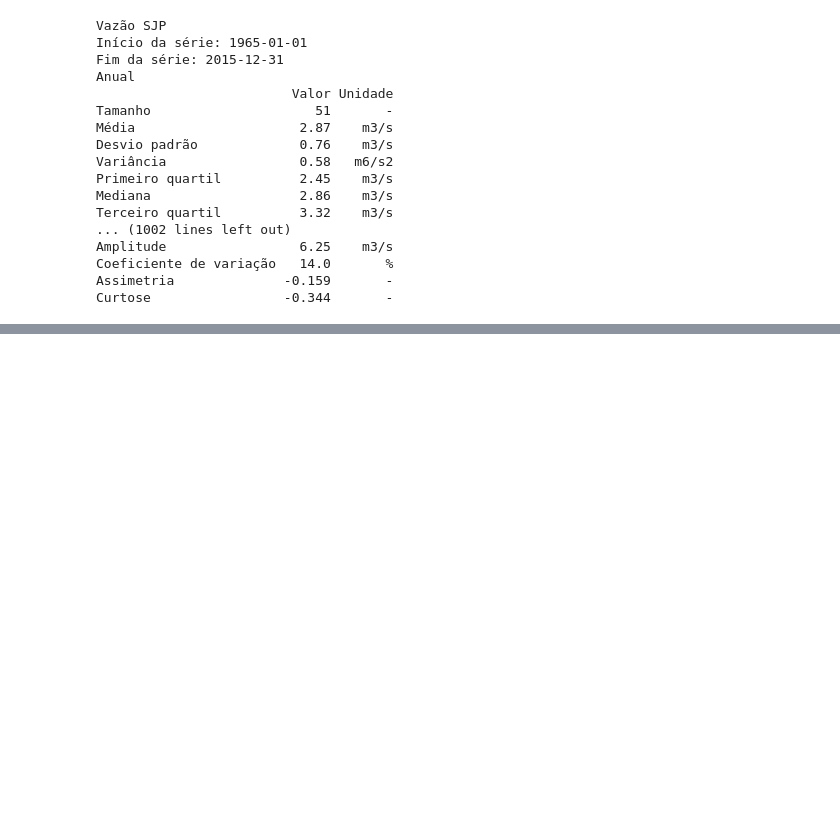
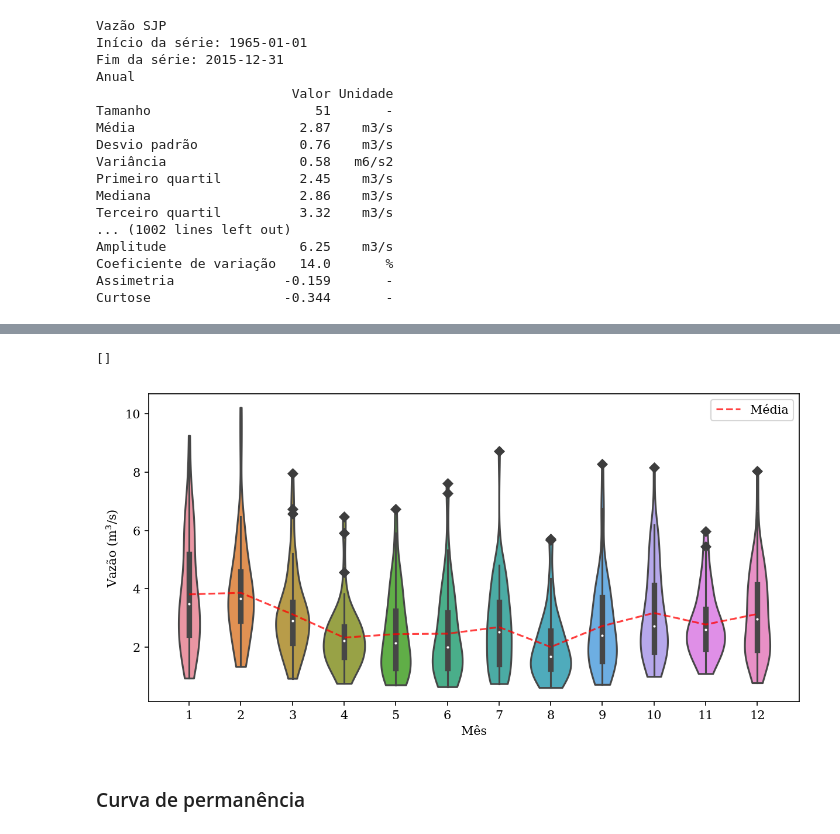
Before and after one commit to rqaita/stats-hydro, a Jupyter notebook: activ_2/activ_2.ipynb, the cells around one changed output, grey strips where cells are left out. Drawn from its saved outputs; the diff is of its cells as text; code cells hidden in the pictures; blank space fills up the shorter version.

```diff
--- a/activ_2/activ_2.ipynb
+++ b/activ_2/activ_2.ipynb
@@ -187,0 +157,32 @@ Curtose                 -0.344       -
+# %%
+df = {}
+for m in range(1, 13):
+    x = df_mes[0][df_mes[0]["mes"] == m]["data"]
+    df[m] = x.values
+df = pd.DataFrame(df)
+# %%
+fig, ax = plt.subplots(constrained_layout=True, figsize=(8, 4))
+
+sns.violinplot(data=df, cut=0, ax=ax)
+
+for m in range(1, 13):
+    q1, q3 = np.percentile(df[m], [25, 75])
+    whisker_low = q1 - (q3 - q1) * 1.5
+    whisker_high = q3 + (q3 - q1) * 1.5
+    outliers = df[m][(df[m] > whisker_high) | (df[m] < whisker_low)]
+    sns.scatterplot(x)
+
+ax.plot(range(12), df.mean(), "--", color='red', alpha=0.75, label="Média")
+
+ax.set_xlabel('Mês')
+ax.set_ylabel('Vazão (m$^3$/s)')
+ax.legend()
+=m-1, y=outliers, marker='D', edgecolor='#3d3d3d', color='#3d3d3d', ax=ax
+if salvar:
+    fig.savefig('report/plots.png', format='png', dpi=300)
+plt.plot()
+# %% [output]
+[]
+[figure, added]
+# %% [markdown]
+### Curva de permanência
```
Also changed, not shown: parts of 15 cells of this notebook, 4 other files.
